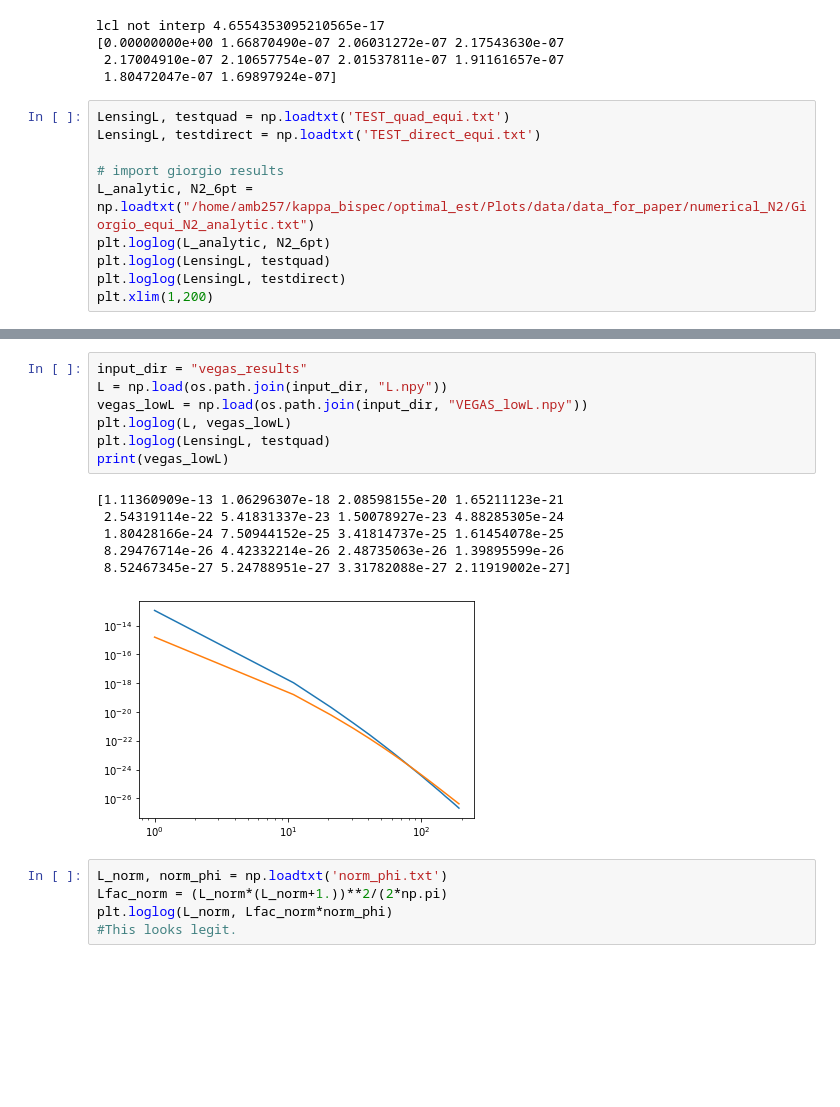
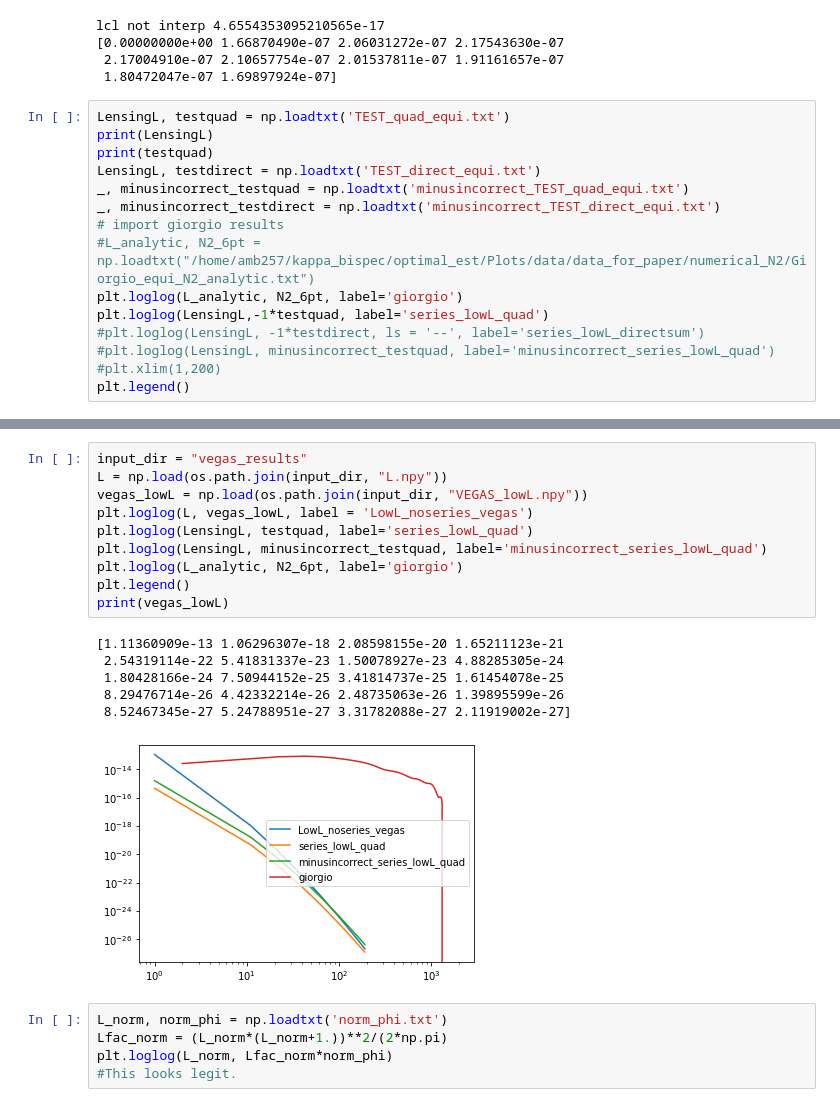
Before and after one commit to aleksandrbowkis/bispec_opt_est, a Jupyter notebook: N2_numerical/N2_tests.ipynb, the cells around one changed output, grey strips where cells are left out. Drawn from its saved outputs; the diff is of its cells as text; blank space fills up the shorter version.

```diff
--- a/N2_numerical/N2_tests.ipynb
+++ b/N2_numerical/N2_tests.ipynb
@@ -29,12 +29,17 @@ lcl not interp 4.6554353095210565e-17
  1.80472047e-07 1.69897924e-07]
 # %%
 LensingL, testquad = np.loadtxt('TEST_quad_equi.txt')
+print(LensingL)
+print(testquad)
 LensingL, testdirect = np.loadtxt('TEST_direct_equi.txt')
-
+_, minusincorrect_testquad = np.loadtxt('minusincorrect_TEST_quad_equi.txt')
+_, minusincorrect_testdirect = np.loadtxt('minusincorrect_TEST_direct_equi.txt')
 # import giorgio results
-L_analytic, N2_6pt = np.loadtxt("/home/amb257/kappa_bispec/optimal_est/Plots/data/data_for_paper/numerical_N2/Giorgio_equi_N2_analytic.txt")
-plt.loglog(L_analytic, N2_6pt)
-plt.loglog(LensingL, testquad)
-plt.loglog(LensingL, testdirect)
-plt.xlim(1,200)
+#L_analytic, N2_6pt = np.loadtxt("/home/amb257/kappa_bispec/optimal_est/Plots/data/data_for_paper/numerical_N2/Giorgio_equi_N2_analytic.txt")
+plt.loglog(L_analytic, N2_6pt, label='giorgio')
+plt.loglog(LensingL,-1*testquad, label='series_lowL_quad')
+#plt.loglog(LensingL, -1*testdirect, ls = '--', label='series_lowL_directsum')
+#plt.loglog(LensingL, minusincorrect_testquad, label='minusincorrect_series_lowL_quad')
+#plt.xlim(1,200)
+plt.legend()
 # %% [output]
@@ -43,17 +55,20 @@ plt.xlim(1,200)
 # %%
 input_dir = "vegas_results"
 L = np.load(os.path.join(input_dir, "L.npy"))
 vegas_lowL = np.load(os.path.join(input_dir, "VEGAS_lowL.npy"))
-plt.loglog(L, vegas_lowL)
-plt.loglog(LensingL, testquad)
+plt.loglog(L, vegas_lowL, label = 'LowL_noseries_vegas')
+plt.loglog(LensingL, testquad, label='series_lowL_quad')
+plt.loglog(LensingL, minusincorrect_testquad, label='minusincorrect_series_lowL_quad')
+plt.loglog(L_analytic, N2_6pt, label='giorgio')
+plt.legend()
 print(vegas_lowL)
 # %% [output]
 [1.11360909e-13 1.06296307e-18 2.08598155e-20 1.65211123e-21
  2.54319114e-22 5.41831337e-23 1.50078927e-23 4.88285305e-24
  1.80428166e-24 7.50944152e-25 3.41814737e-25 1.61454078e-25
  8.29476714e-26 4.42332214e-26 2.48735063e-26 1.39895599e-26
  8.52467345e-27 5.24788951e-27 3.31782088e-27 2.11919002e-27]
-[figure, old version]
+[figure, new version]
 # %%
 L_norm, norm_phi = np.loadtxt('norm_phi.txt')
 Lfac_norm = (L_norm*(L_norm+1.))**2/(2*np.pi)
```
Also changed, not shown: parts of 15 cells of this notebook, 8 other files.
